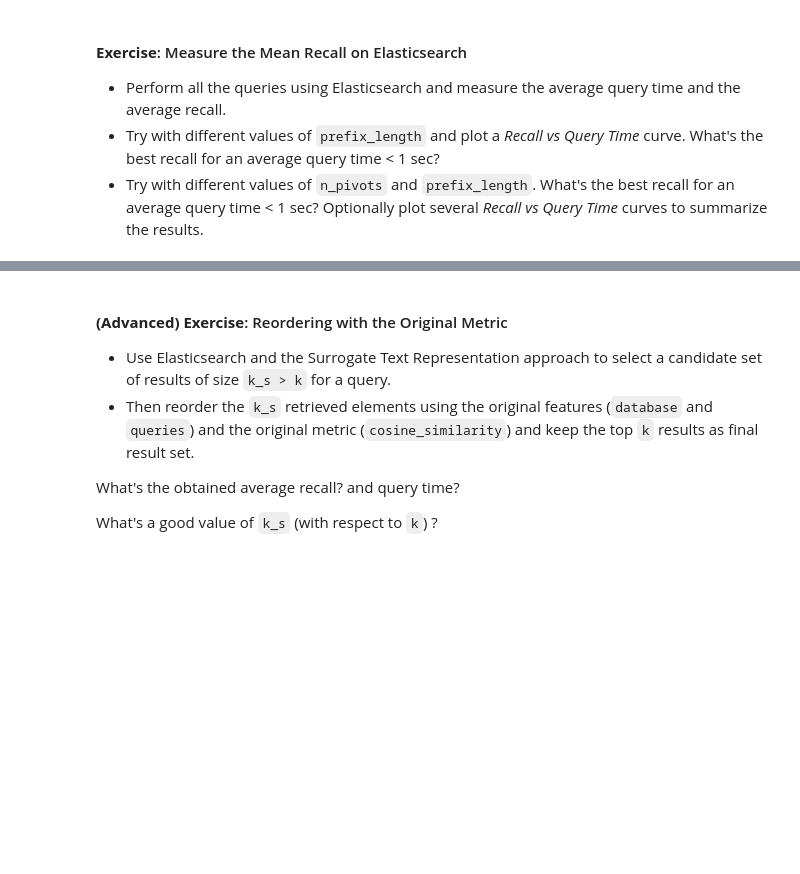
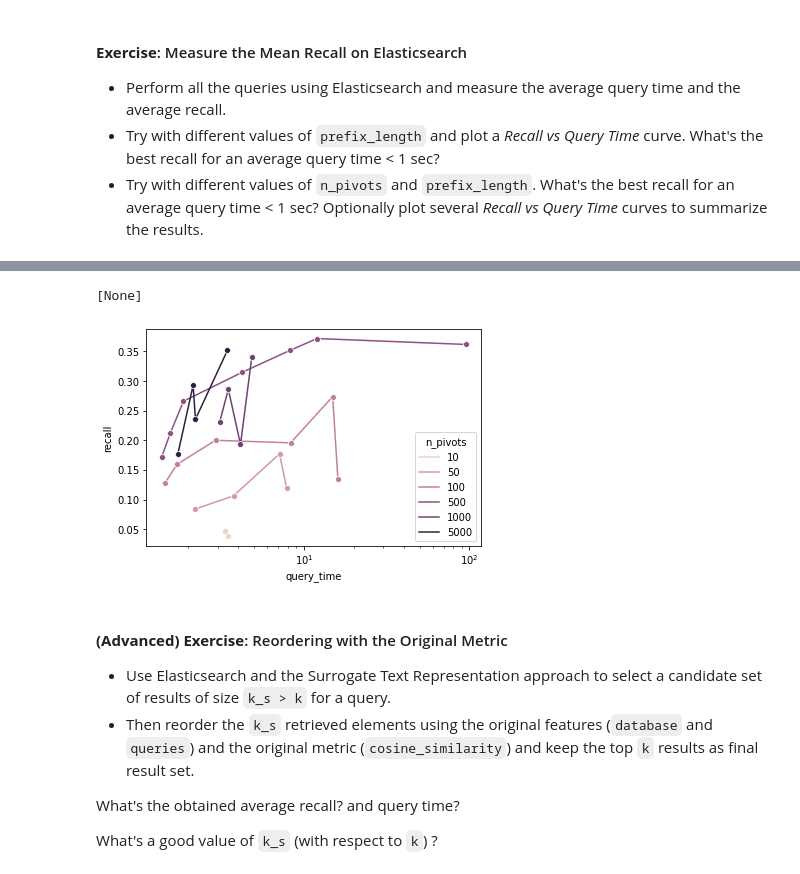
Before and after one commit to fabiocarrara/mbd-dlmra, a Jupyter notebook: ol3_surrogate_text_representation.ipynb, the cells around one changed output, grey strips where cells are left out. Cells and saved outputs as stored; diff of their text form; code cells hidden in the pictures; blank space fills up the shorter version.

```diff
--- a/ol3_surrogate_text_representation.ipynb
+++ b/ol3_surrogate_text_representation.ipynb
@@ -72,7 +108,7 @@ Let's select some pivots at random from the database:
 # %%
 n_samples = len(database)
 n_queries = len(queries)
-n_pivots = 1000
+n_pivots = 1_000
 
 pivots = np.random.choice(n_samples, n_pivots)
 pivots = database[pivots]
@@ -108,7 +192,7 @@ def T(samples, pivots, prefix_length=None):
   """ Transform real-valued vectors into Term Frequencies-like vectors via
       Pivots Permutations. """
   n_pivots = len(pivots)
-  prefix_length = prefix_length or n_pivots
+  prefix_length = n_pivots if prefix_length is None else prefix_length
 
   xp_distances = cosine_similarity(samples, pivots)
   xp_permutations = xp_distances.argsort(axis=1)[:, ::-1]
@@ -282,25 +383,28 @@ Next, let's perform the search for all our queries and compute the obtained reca
 *  Try with different values of `prefix_length` and plot a *Recall vs Query Time* curve. What's the best recall for an average query time < 1 sec?
 *  Try with different values of `n_pivots` and `prefix_length`. What's the best recall for an average query time < 1 sec? Optionally plot several *Recall vs Query Time* curves to summarize the results.
 # %%
-D = []
-I = []
+def es_run_queries(es, tq):
+  D = []
+  I = []
 
-for qi in tqdm(tq):
-  query = {
-    "query": {"query_string": {"default_field": "repr", "query": surrogate_text_boost(qi)}},
-    "from": 0, "size": k
-  }
+  for qi in tqdm(tq, leave=False):
+    query = {
+      "query": {"query_string": {"default_field": "repr", "query": surrogate_text_boost(qi)}},
+      "from": 0, "size": k
+    }
 
-  results = es.search(body=query, index='simsearch_index')
+    results = es.search(body=query, index='simsearch_index')
 
-  Di = [hit['_score'] for hit in results['hits']['hits']]
-  Ii = [int(hit['_id']) for hit in results['hits']['hits']]
+    Di = [hit['_score'] for hit in results['hits']['hits']]
+    Ii = [int(hit['_id']) for hit in results['hits']['hits']]
 
-  D.append(Di)
-  I.append(Ii)
+    D.append(Di)
+    I.append(Ii)
 
-D = np.array(D)
-I = np.array(I)
+  D = np.array(D)
+  I = np.array(I)
+
+  return D, I
 # %%
 recall = compute_recall(true_neighbors, I)
 print(recall)
@@ -306,0 +472,6 @@ print(recall)
+# %%
+import pandas as pd
+import seaborn as sns
+
+plot_data = pd.DataFrame(results)
+plot_data
@@ -307,3 +496,10 @@ print(recall)
+# %%
+from matplotlib.colors import LogNorm
+ax = sns.lineplot(data=plot_data, x='query_time', y='recall', hue='n_pivots', hue_norm=LogNorm(), marker='o')
+ax.set(xscale='log')
+# %% [output]
+[None]
+[figure, added]
 # %% [markdown]
 #### **(Advanced) Exercise**: Reordering with the Original Metric
 
```
Also changed, not shown: parts of 22 cells of this notebook.
